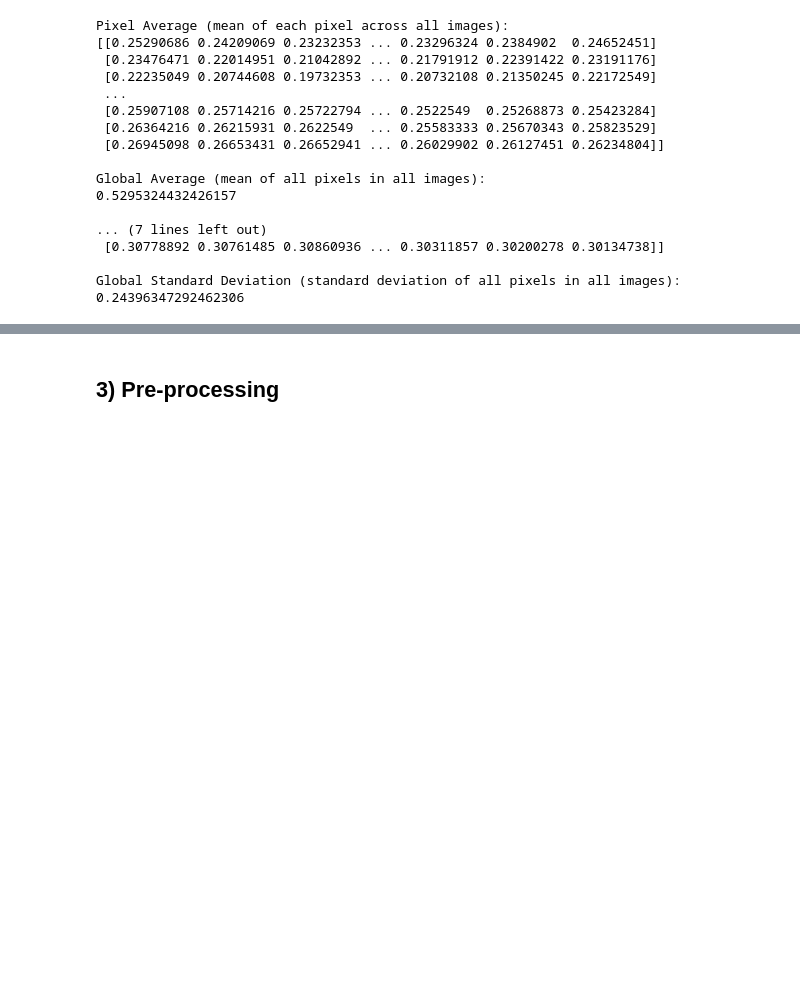
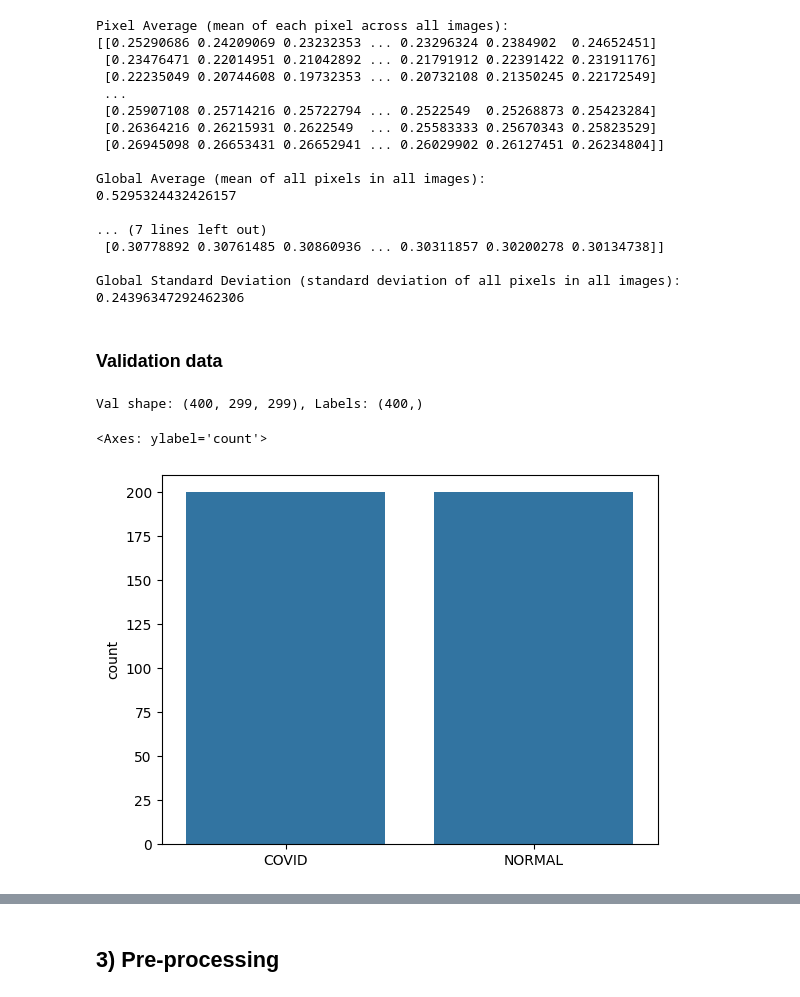
Before and after one commit to Lucmeister55/AI-project, a Jupyter notebook: notebooks/task1.ipynb, the cells around one changed output, grey strips where cells are left out. Saved outputs shown, nothing was run; the diff lists cells and outputs as text; code cells hidden in the pictures; blank space fills up the shorter version.

Commit message:
More data exploration

```diff
--- a/notebooks/task1.ipynb
+++ b/notebooks/task1.ipynb
@@ -88,0 +87,13 @@ Global Standard Deviation (standard deviation of all pixels in all images):
+# %% [markdown]
+### Validation data
+# %%
+# Print the validation dataset size.
+print(f"Val shape: {X_val.shape}, Labels: {y_val.shape}")
+# %% [output]
+Val shape: (400, 299, 299), Labels: (400,)
+# %%
+# Show the distribution of two classes present in the dataset.
+sns.countplot(x=y_val)
+# %% [output]
+<Axes: ylabel='count'>
+[figure, added]
```
Also changed, not shown: parts of 9 cells of this notebook.
